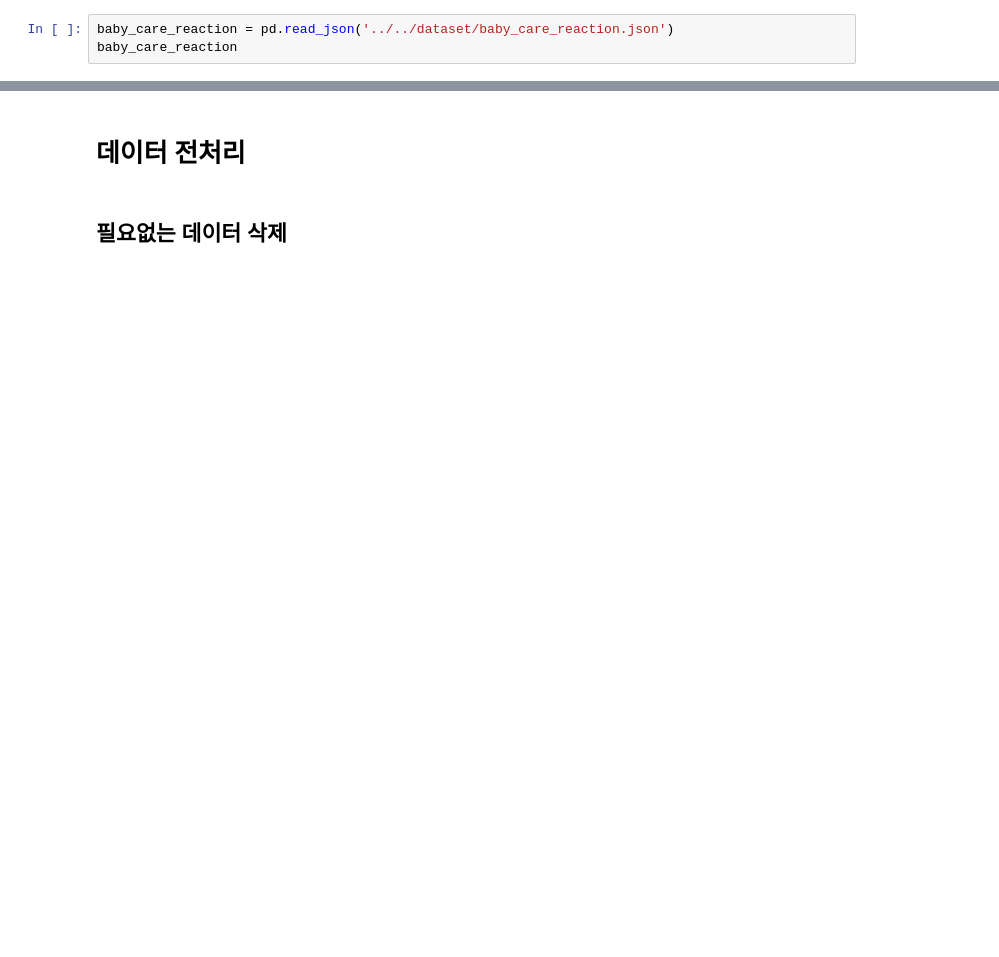
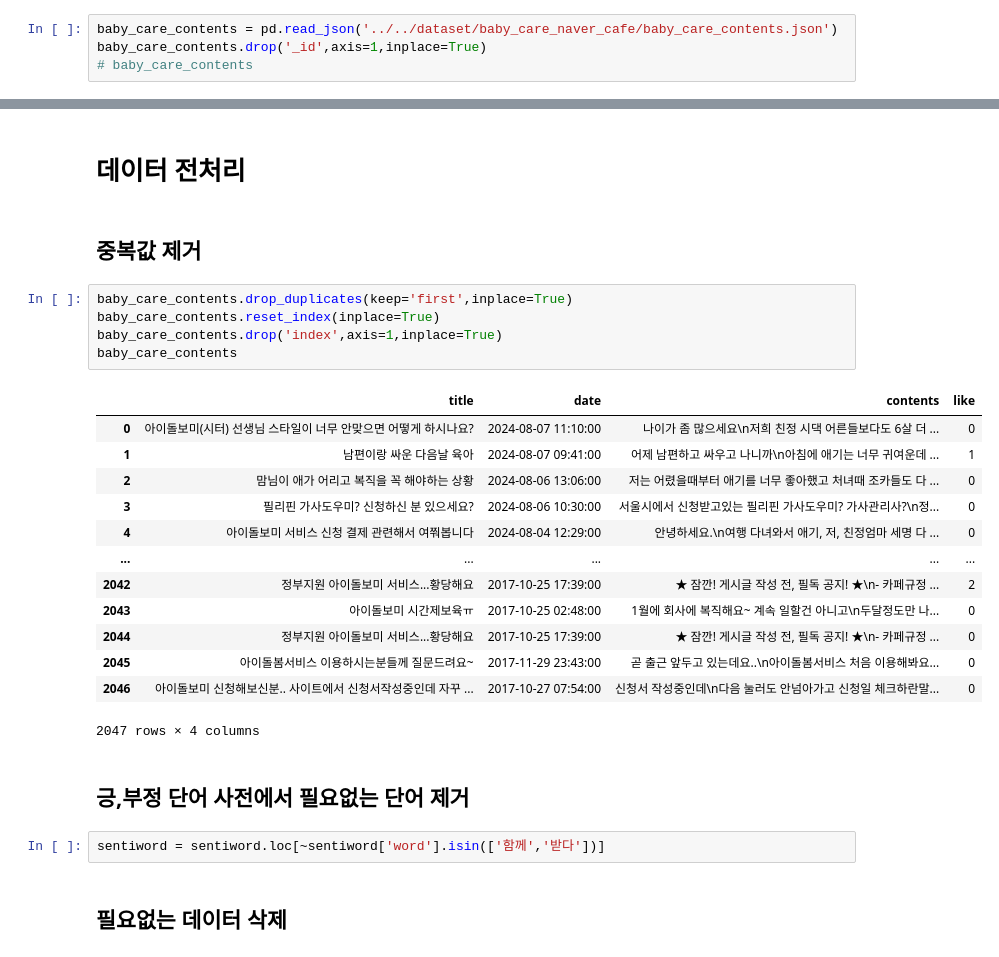
Before and after one commit to nohjuhyeon/contest_cheonan, a Jupyter notebook: data_analysis/2nd_Analysis/pos_neg_classification.ipynb, the cells around one changed output, grey strips where cells are left out. Saved outputs shown, nothing was run; the diff lists cells and outputs as text; blank space fills up the shorter version.

```diff
--- a/data_analysis/2nd_Analysis/pos_neg_classification.ipynb
+++ b/data_analysis/2nd_Analysis/pos_neg_classification.ipynb
@@ -40,5 +40,6 @@ sentiword
 # %% [markdown]
 ## 게시글 데이터 로드
 # %%
-baby_care_reaction = pd.read_json('../../dataset/baby_care_reaction.json')
-baby_care_reaction
+baby_care_contents = pd.read_json('../../dataset/baby_care_naver_cafe/baby_care_contents.json')
+baby_care_contents.drop('_id',axis=1,inplace=True)
+# baby_care_contents
@@ -59,4 +46,29 @@ baby_care_reaction
 # %% [markdown]
 # 데이터 전처리
+# %% [markdown]
+## 중복값 제거
+# %%
+baby_care_contents.drop_duplicates(keep='first',inplace=True)
+baby_care_contents.reset_index(inplace=True)
+baby_care_contents.drop('index',axis=1,inplace=True)
+baby_care_contents
+# %% [output]
+|  | title | date | contents | like |
+| 0 | 아이돌보미(시터) 선생님 스타일이 너무 안맞으면 어떻게 하시나요? | 2024-08-07 11:10:00 | 나이가 좀 많으세요\n저희 친정 시댁 어른들보다도 6살 더 ... | 0 |
+| 1 | 남편이랑 싸운 다음날 육아 | 2024-08-07 09:41:00 | 어제 남편하고 싸우고 나니까\n아침에 애기는 너무 귀여운데 ... | 1 |
+| 2 | 맘님이 애가 어리고 복직을 꼭 해야하는 상황 | 2024-08-06 13:06:00 | 저는 어렸을때부터 애기를 너무 좋아했고 처녀때 조카들도 다 ... | 0 |
+| 3 | 필리핀 가사도우미? 신청하신 분 있으세요? | 2024-08-06 10:30:00 | 서울시에서 신청받고있는 필리핀 가사도우미? 가사관리사?\n정... | 0 |
+| 4 | 아이돌보미 서비스 신청 결제 관련해서 여쭤봅니다 | 2024-08-04 12:29:00 | 안녕하세요.\n여행 다녀와서 애기, 저, 친정엄마 세명 다 ... | 0 |
+| ... | ... | ... | ... | ... |
+| 2042 | 정부지원 아이돌보미 서비스...황당해요 | 2017-10-25 17:39:00 | ★ 잠깐! 게시글 작성 전, 필독 공지! ★\n- 카페규정 ... | 2 |
+| 2043 | 아이돌보미 시간제보육ㅠ | 2017-10-25 02:48:00 | 1월에 회사에 복직해요~ 계속 일할건 아니고\n두달정도만 나... | 0 |
+| 2044 | 정부지원 아이돌보미 서비스...황당해요 | 2017-10-25 17:39:00 | ★ 잠깐! 게시글 작성 전, 필독 공지! ★\n- 카페규정 ... | 0 |
+| 2045 | 아이돌봄서비스 이용하시는분들께 질문드려요~ | 2017-11-29 23:43:00 | 곧 출근 앞두고 있는데요..\n아이돌봄서비스 처음 이용해봐요... | 0 |
+| 2046 | 아이돌보미 신청해보신분.. 사이트에서 신청서작성중인데 자꾸 ... | 2017-10-27 07:54:00 | 신청서 작성중인데\n다음 눌러도 안넘아가고 신청일 체크하란말... | 0 |
+2047 rows × 4 columns
+# %% [markdown]
+## 긍,부정 단어 사전에서 필요없는 단어 제거
+# %%
+sentiword = sentiword.loc[~sentiword['word'].isin(['함께','받다'])]
 # %% [markdown]
 ## 필요없는 데이터 삭제
```
Also changed, not shown: parts of 48 cells of this notebook, 7 other files.
